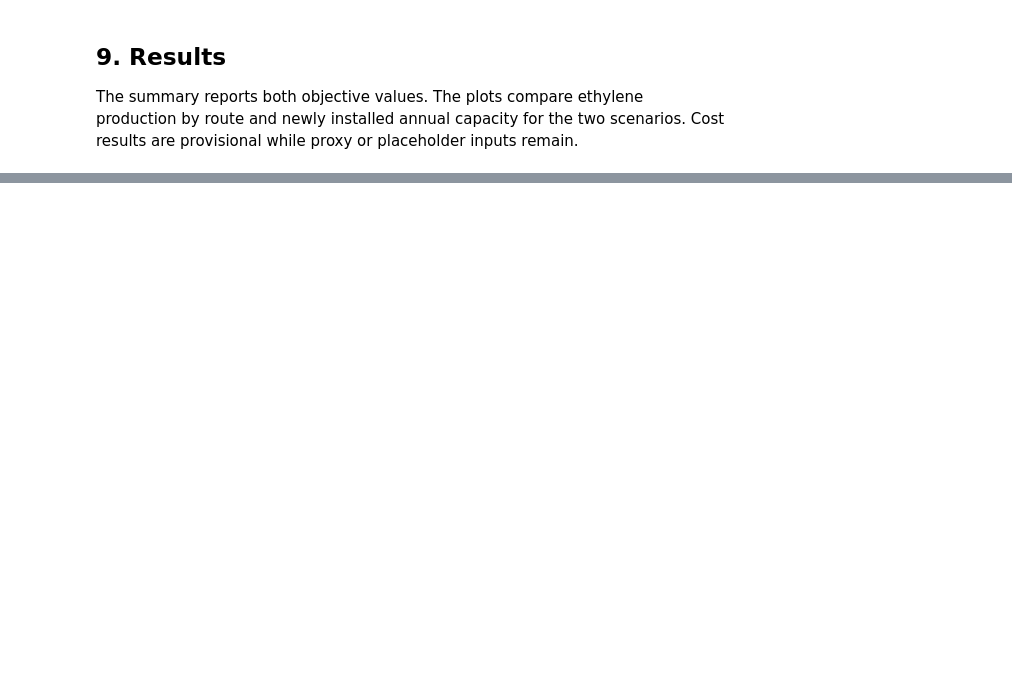
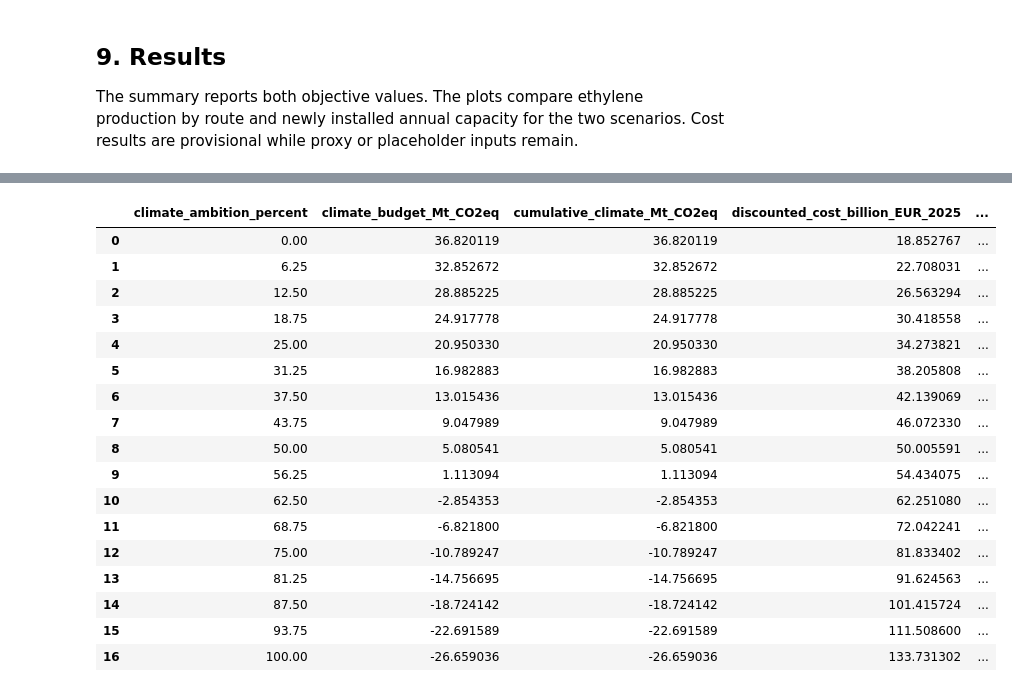
Before and after one commit to langeluca/optimex, a Jupyter notebook: notebooks/ethylene_case_study.ipynb, the cells around one changed output, grey strips where cells are left out. Cells and saved outputs as stored; diff of their text form; code cells hidden in the pictures; blank space fills up the shorter version.

```diff
--- a/notebooks/ethylene_case_study.ipynb
+++ b/notebooks/ethylene_case_study.ipynb
@@ -1979,0 +1994,77 @@ plt.show()
+# %%
+COST_MINIMUM_IMPACT = cumulative_climate_impact(cost_model)
+CLIMATE_MINIMUM_IMPACT = cumulative_climate_impact(climate_model)
+CLIMATE_AMBITION = np.linspace(0.0, 1.0, 17)
+SELECTED_AMBITION = {0.0, 0.25, 0.5, 0.75, 1.0}
+
+
+def cost_minimum_with_climate_budget(climate_budget, scenario_number):
+    constrained_data = scenario_inputs.model_dump()
+    constrained_data["cumulative_category_impact_limits"] = {
+        "climate_change": float(climate_budget)
+    }
+    constrained_inputs = converter.OptimizationModelInputs(**constrained_data)
+    model = optimizer.create_model(
+        constrained_inputs,
+        name=f"ethylene_climate_budget_{scenario_number:02d}",
+        objective_category="climate_change",
+        objective="cost",
+    )
+    return optimizer.solve_model(model, solver_name=SOLVER, tee=False)
+
+
+sweep_rows = []
+selected_sweep_models = {0.0: cost_model}
+for scenario_number, ambition in enumerate(CLIMATE_AMBITION):
+    climate_budget = COST_MINIMUM_IMPACT - ambition * (
+        COST_MINIMUM_IMPACT - CLIMATE_MINIMUM_IMPACT
+    )
+    if np.isclose(ambition, 0.0):
+        model = cost_model
+        discounted_cost = cost_objective
+    elif np.isclose(ambition, 1.0):
+        model = climate_model
+        discounted_cost = pyo.value(climate_model.total_cost)
+    else:
+        model, discounted_cost, _ = cost_minimum_with_climate_budget(
+            climate_budget, scenario_number
+        )
+
+    production, _ = scenario_tables(model)
+    route_output = production.reindex(columns=plot_colors, fill_value=0.0).sum()
+    total_output = route_output.sum()
+    row = {
+        "climate_ambition": float(ambition),
+        "climate_budget_kg_CO2eq": float(climate_budget),
+        "cumulative_climate_kg_CO2eq": cumulative_climate_impact(model),
+        "discounted_cost_EUR_2025": float(discounted_cost),
+    }
+    for route in ("steam_cracking", "mto", "eco2r"):
+        row[f"share_{route}"] = float(route_output[route] / total_output)
+    sweep_rows.append(row)
+
+    if any(np.isclose(ambition, selected) for selected in SELECTED_AMBITION):
+        selected_sweep_models[float(ambition)] = model
+
+sweep_results = pd.DataFrame(sweep_rows)
+sweep_results.assign(
+    climate_ambition_percent=100 * sweep_results["climate_ambition"],
+    climate_budget_Mt_CO2eq=sweep_results["climate_budget_kg_CO2eq"] / 1e9,
+    cumulative_climate_Mt_CO2eq=(
+        sweep_results["cumulative_climate_kg_CO2eq"] / 1e9
+    ),
+    discounted_cost_billion_EUR_2025=(
+        sweep_results["discounted_cost_EUR_2025"] / 1e9
+    ),
+)[
+    [
+        "climate_ambition_percent",
+        "climate_budget_Mt_CO2eq",
+        "cumulative_climate_Mt_CO2eq",
+        "discounted_cost_billion_EUR_2025",
+        "share_steam_cracking",
+        "share_mto",
+        "share_eco2r",
+    ]
+]
+# %% [output]
@@ -1979,0 +2088,18 @@ plt.show()
+|  | climate_ambition_percent | climate_budget_Mt_CO2eq | cumulative_climate_Mt_CO2eq | discounted_cost_billion_EUR_2025 | ... |
+| 0 | 0.00 | 36.820119 | 36.820119 | 18.852767 | ... |
+| 1 | 6.25 | 32.852672 | 32.852672 | 22.708031 | ... |
+| 2 | 12.50 | 28.885225 | 28.885225 | 26.563294 | ... |
+| 3 | 18.75 | 24.917778 | 24.917778 | 30.418558 | ... |
+| 4 | 25.00 | 20.950330 | 20.950330 | 34.273821 | ... |
+| 5 | 31.25 | 16.982883 | 16.982883 | 38.205808 | ... |
+| 6 | 37.50 | 13.015436 | 13.015436 | 42.139069 | ... |
+| 7 | 43.75 | 9.047989 | 9.047989 | 46.072330 | ... |
+| 8 | 50.00 | 5.080541 | 5.080541 | 50.005591 | ... |
+| 9 | 56.25 | 1.113094 | 1.113094 | 54.434075 | ... |
+| 10 | 62.50 | -2.854353 | -2.854353 | 62.251080 | ... |
+| 11 | 68.75 | -6.821800 | -6.821800 | 72.042241 | ... |
+| 12 | 75.00 | -10.789247 | -10.789247 | 81.833402 | ... |
+| 13 | 81.25 | -14.756695 | -14.756695 | 91.624563 | ... |
+| 14 | 87.50 | -18.724142 | -18.724142 | 101.415724 | ... |
+| 15 | 93.75 | -22.691589 | -22.691589 | 111.508600 | ... |
+| 16 | 100.00 | -26.659036 | -26.659036 | 133.731302 | ... |
```
Also changed, not shown: parts of 13 cells of this notebook, 3 other files.
